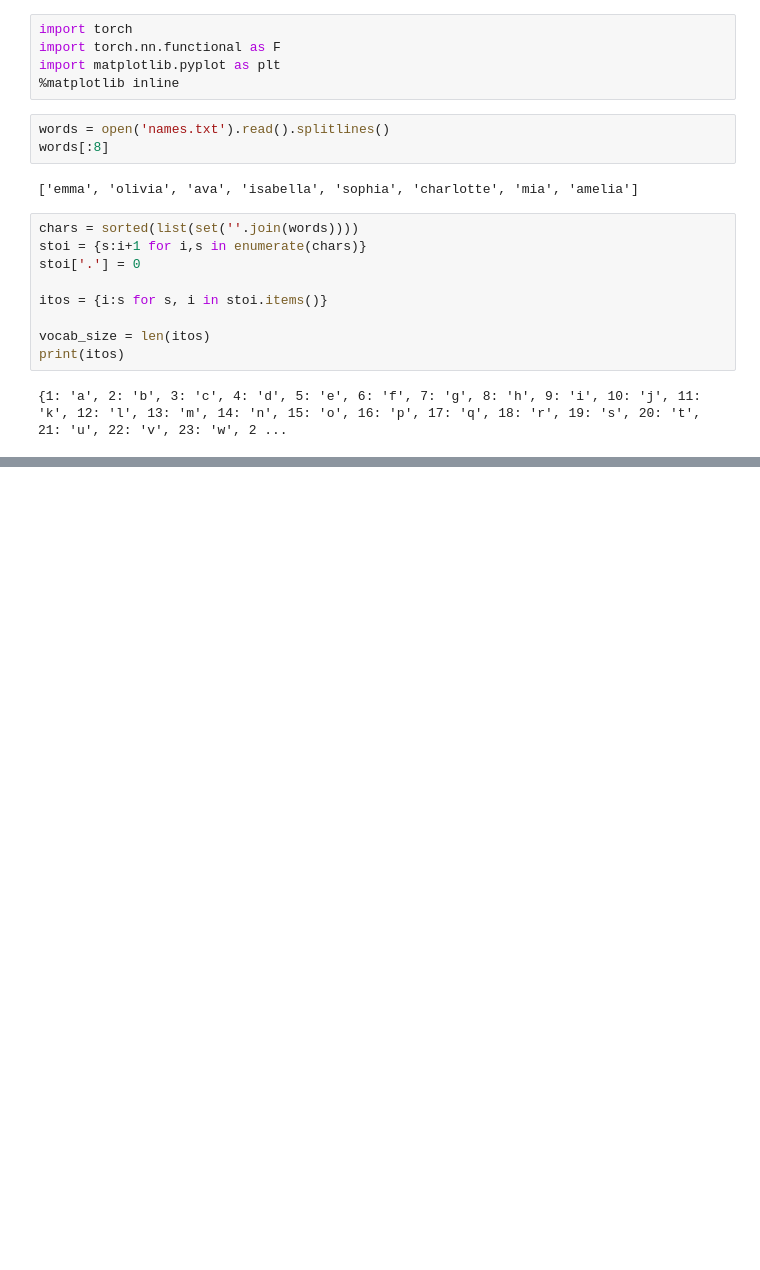
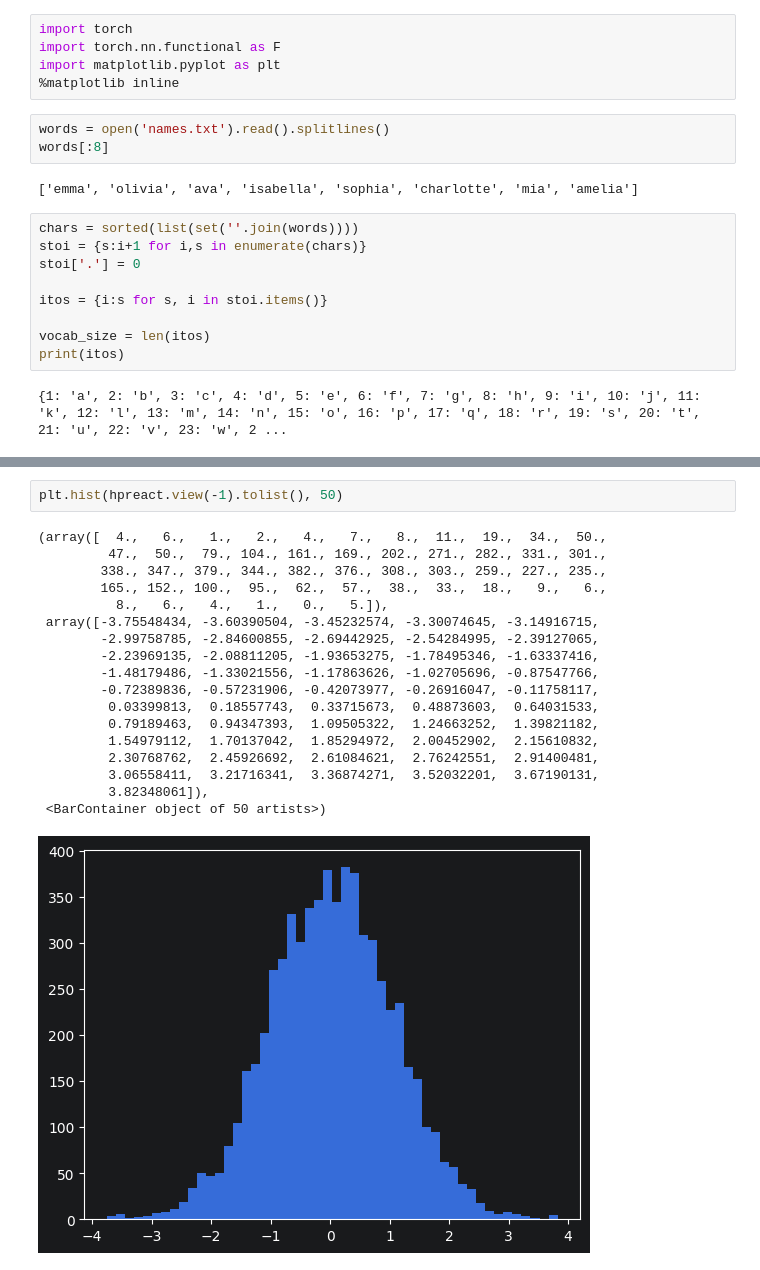
Before and after one commit to vitalii-honchar/neural-networks-zero-to-hero, a Jupyter notebook: makemore/makemore_3.ipynb, the cells around one changed output, grey strips where cells are left out. Saved outputs shown, nothing was run; the diff lists cells and outputs as text; blank space fills up the shorter version.

```diff
--- a/makemore/makemore_3.ipynb
+++ b/makemore/makemore_3.ipynb
@@ -126,0 +157,21 @@ for i in range(200000):
+# %%
+plt.hist(hpreact.view(-1).tolist(), 50)
+# %% [output]
+(array([  4.,   6.,   1.,   2.,   4.,   7.,   8.,  11.,  19.,  34.,  50.,
+         47.,  50.,  79., 104., 161., 169., 202., 271., 282., 331., 301.,
+        338., 347., 379., 344., 382., 376., 308., 303., 259., 227., 235.,
+        165., 152., 100.,  95.,  62.,  57.,  38.,  33.,  18.,   9.,   6.,
+          8.,   6.,   4.,   1.,   0.,   5.]),
+ array([-3.75548434, -3.60390504, -3.45232574, -3.30074645, -3.14916715,
+        -2.99758785, -2.84600855, -2.69442925, -2.54284995, -2.39127065,
+        -2.23969135, -2.08811205, -1.93653275, -1.78495346, -1.63337416,
+        -1.48179486, -1.33021556, -1.17863626, -1.02705696, -0.87547766,
+        -0.72389836, -0.57231906, -0.42073977, -0.26916047, -0.11758117,
+         0.03399813,  0.18557743,  0.33715673,  0.48873603,  0.64031533,
+         0.79189463,  0.94347393,  1.09505322,  1.24663252,  1.39821182,
+         1.54979112,  1.70137042,  1.85294972,  2.00452902,  2.15610832,
+         2.30768762,  2.45926692,  2.61084621,  2.76242551,  2.91400481,
+         3.06558411,  3.21716341,  3.36874271,  3.52032201,  3.67190131,
+         3.82348061]),
+ <BarContainer object of 50 artists>)
+[figure, added]
```
Also changed, not shown: parts of 9 cells of this notebook.
